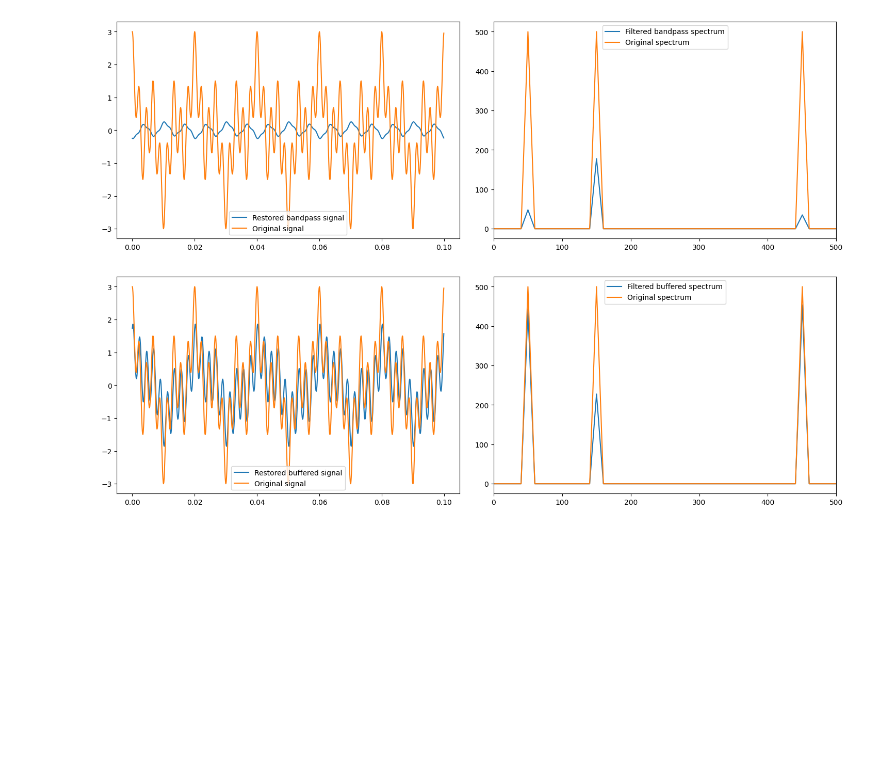
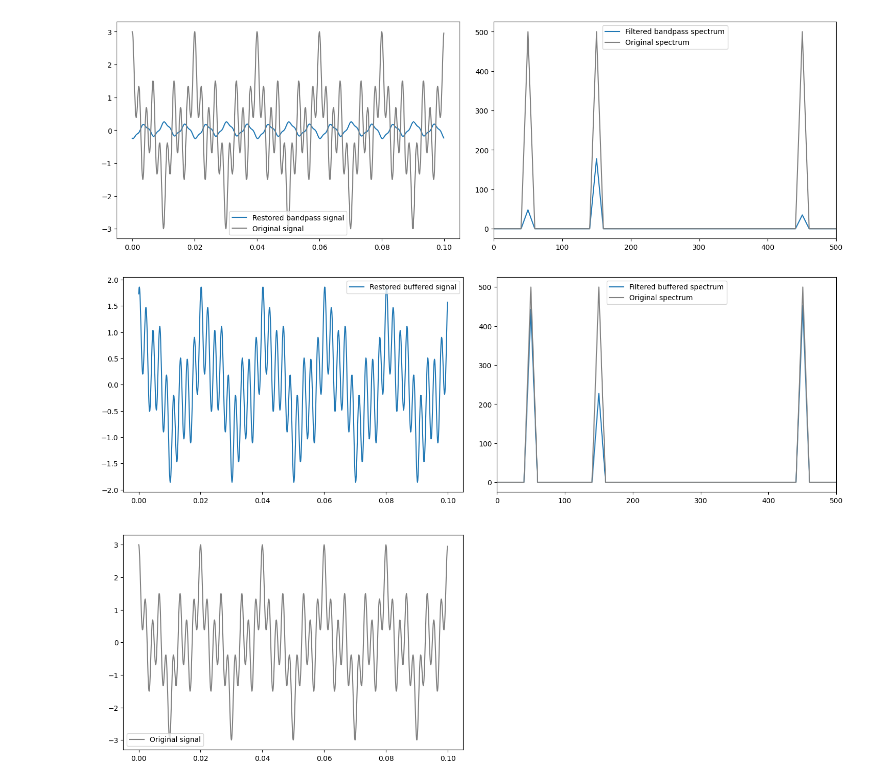
Before and after one commit to JooudDoo/DigitalSignals, a Jupyter notebook: lab_4.ipynb, the cells around one changed output. Cells and saved outputs as stored; diff of their text form; code cells hidden in the pictures; blank space fills up the shorter version.

```diff
--- a/lab_4.ipynb
+++ b/lab_4.ipynb
@@ -119,38 +122,41 @@ plt.subplots_adjust(wspace=0.1, hspace=0.2)
 
 plt.subplot(221)
 plt.plot(t_series_150hz, restored_filtred_band_signal, label='Restored bandpass signal')
-plt.plot(t_series_150hz, cos_signal, label='Original signal')
+plt.plot(t_series_150hz, cos_signal, label='Original signal', color='grey')
 plt.legend()
 
 plt.subplot(222)
 plt.plot(xfs, abs(filtered_band_spectrum), label="Filtered bandpass spectrum")
-plt.plot(xfs, spectrum_cos_signal, label="Original spectrum")
+plt.plot(xfs, spectrum_cos_signal, label="Original spectrum", color='grey')
 plt.legend()
 plt.xlim([0, 500])
 
 plt.show()
 # %% [output]
-[figure, old version]
+[figure, new version]
 # %%
 filter_Buff_freq = butterwort_high(xfs, 300) + butterwort_low(xfs, 70)
 filtered_Buf_spectrum = spectrum_cos_signal[0:xfs.shape[0]]*filter_Buff_freq
 # %%
 restored_filtred_Buf_signal = np.fft.ifft(filtered_Buf_spectrum)
 
 fig = plt.figure(figsize=(18, 12))
 plt.subplots_adjust(wspace=0.1, hspace=0.2)
 
 plt.subplot(221)
 plt.plot(t_series_150hz, restored_filtred_Buf_signal, label='Restored buffered signal')
-plt.plot(t_series_150hz, cos_signal, label='Original signal')
 plt.legend()
 
 plt.subplot(222)
 plt.plot(xfs, abs(filtered_Buf_spectrum), label="Filtered buffered spectrum")
-plt.plot(xfs, spectrum_cos_signal, label="Original spectrum")
+plt.plot(xfs, spectrum_cos_signal, label="Original spectrum", color='grey')
 plt.legend()
 plt.xlim([0, 500])
 
+plt.subplot(223)
+plt.plot(t_series_150hz, cos_signal, label='Original signal', color="grey")
+plt.legend()
+
 plt.show()
 # %% [output]
-[figure, old version]
+[figure, new version]
```
Also changed, not shown: parts of 13 cells of this notebook, 1 other file.
